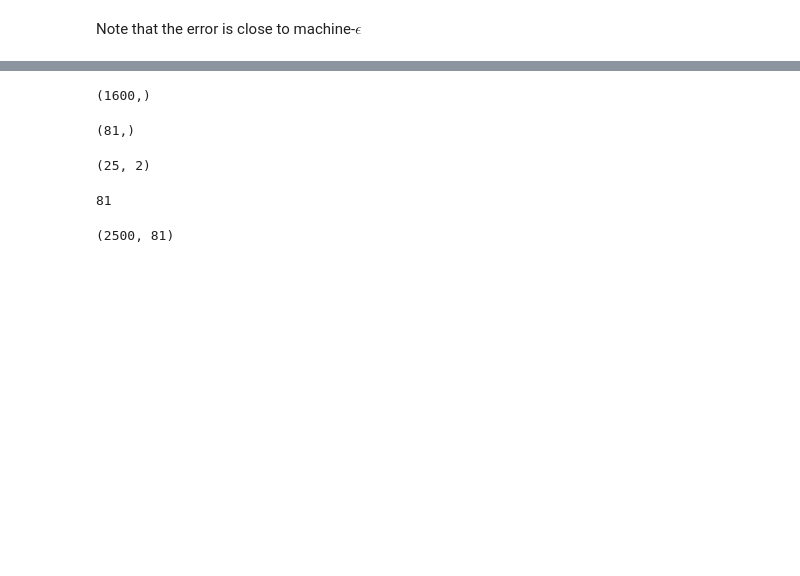
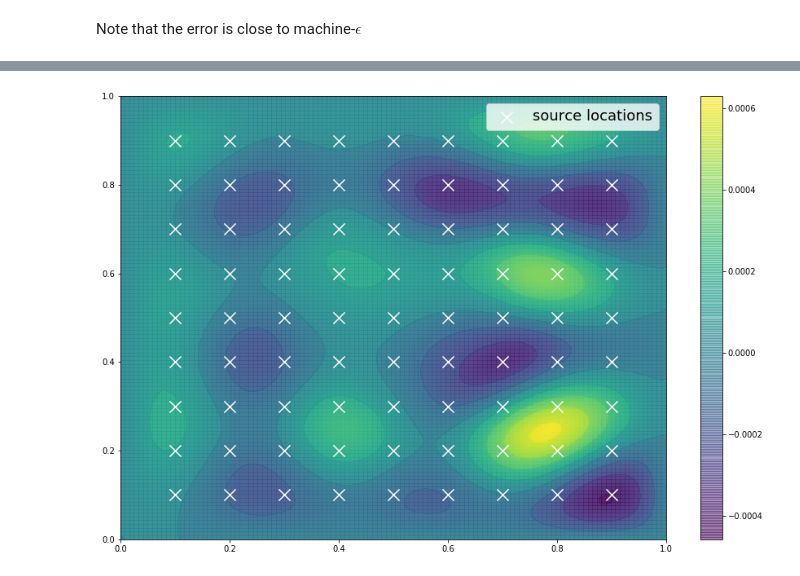
Before and after one commit to mpilosov/labs, a Jupyter notebook: Labs/HelmLinear.ipynb, the cells around one changed output, grey strips where cells are left out. Drawn from its saved outputs; the diff is of its cells as text; code cells hidden in the pictures; blank space fills up the shorter version.

```diff
--- a/Labs/HelmLinear.ipynb
+++ b/Labs/HelmLinear.ipynb
@@ -83,7 +83,7 @@ np.random.normal?
 # %%
 ulist = [solve_system(generate_f([floc], [1])) for floc in flocs]
 # %%
-n = 40
+n = 120
 U = np.array([eval_on_grid(u,n) for u in ulist]).T
 # %%
 u2 = U @ np.array(weights)
@@ -95,15 +92,12 @@ Note that the error is close to machine-$\epsilon$
 # %%
-x = np.mgrid[0:1:40j, 0:1:40j]
-
-# x = np.mgrid[0:1:60j, 0:1:60j]
-
-# x = np.mgrid[0:1:80j, 0:1:80j]
-
-plt.figure(figsize=(20,15))
-
-plt.contourf(x[0,:],x[1,:],u2.reshape(n,n), alpha=0.5)
-plt.pcolor(x[0,:],x[1,:],u2.reshape(n,n), alpha=0.8)
-plt.colorbar()
-plt.scatter(flocs[:,0], flocs[:,1], marker='x', c='white', s=200, label='source locations')
-plt.legend(fontsize=18)
-plt.show()
+def plot_state(u2):
+    n = int(np.sqrt(u2.shape))
+    x = np.linspace(0,1,n)
+    y = np.linspace(0,1,n)
+    plt.figure(figsize=(15,10))
+    plt.contourf(x, y, u2.reshape(n,n), alpha=0.8)
+    plt.pcolor(x, y, u2.reshape(n,n), alpha=0.5)
+    plt.colorbar()
+    plt.scatter(flocs[:,0], flocs[:,1], marker='x', c='white', s=200, label='source locations')
+    plt.legend(fontsize=18)
+    plt.show()
@@ -116,23 +104,7 @@ x.shape
-# %%
-u2.shape
-# %% [output]
-(1600,)
-# %%
-weights.shape
-# %% [output]
-(81,)
-# %%
-flocs.shape
-# %% [output]
-(25, 2)
-# %%
-len(ulist)
-# %% [output]
-81
-# %%
-U.shape
-# %% [output]
-(2500, 81)
+# %%
+plot_state(u2)
+# %% [output]
+[figure, added]
 # %%
 %%bash
 git commit -am 'updates'
```
Also changed, not shown: parts of 5 cells of this notebook, 1 other file.
